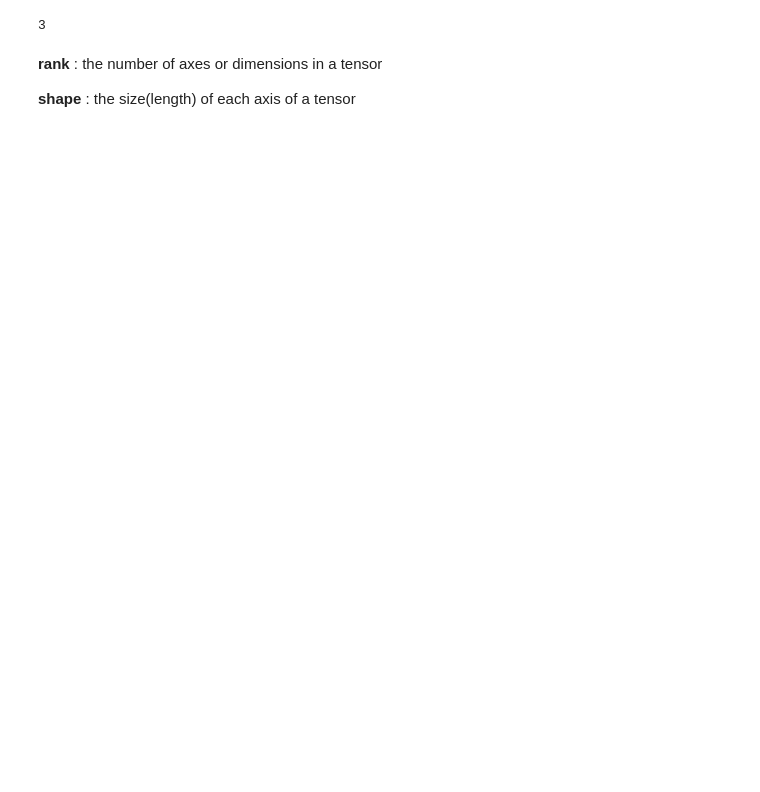
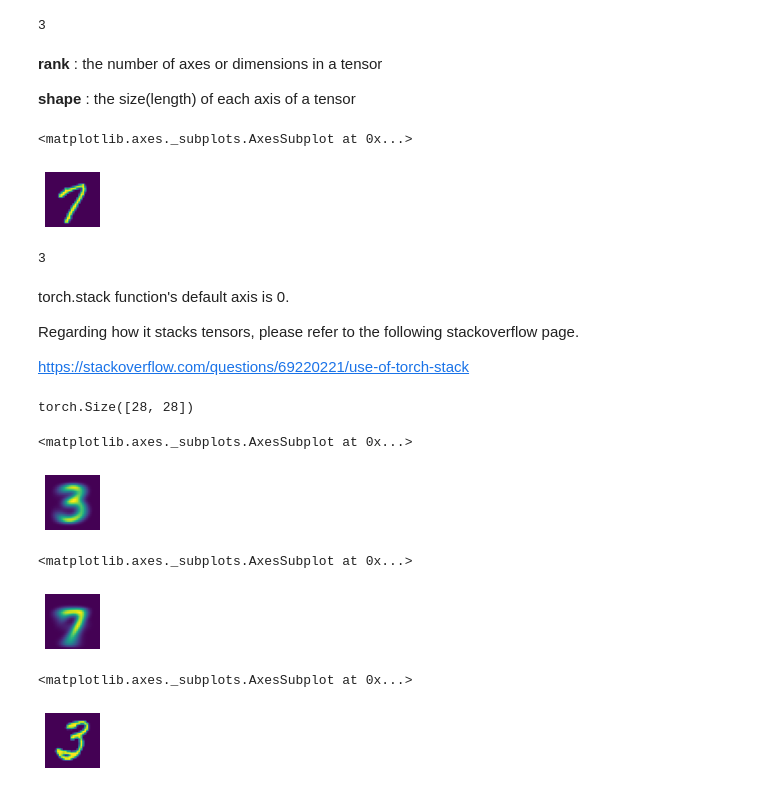
Before and after one commit to ttcielott/Deep_Learning_for_Coders_with-Fastai_and_PyTorch, a Jupyter notebook: Chapter4_Under_the_hood.ipynb, the cells around one changed output. Cells and saved outputs as stored; diff of their text form; code cells hidden in the pictures; blank space fills up the shorter version.

```diff
--- a/Chapter4_Under_the_hood.ipynb
+++ b/Chapter4_Under_the_hood.ipynb
@@ -216,6 +212,49 @@ len(torch.stack(three_tensors).shape)
 **shape** : the size(length) of each axis of a tensor
 # %%
 # usually when images are floats, the pixel values are expected to be between 0 and 1
-# so divide by 255
-stacked_threes = torch.stack(three_tensors) / 255
-stacked_sevens = torch.stack(seven_tensors) / 255
+# therefore, let's make them as float and divide them by 255
+stacked_threes = torch.stack(three_tensors).float() / 255
+stacked_sevens = torch.stack(seven_tensors).float() / 255
+# %%
+# display a tensor as a image
+show_image(seven_tensors[10])
+# %% [output]
+<matplotlib.axes._subplots.AxesSubplot at 0x...>
+[figure, added]
+# %%
+# another way to check a tensor's rank
+stacked_threes.ndim
+# %% [output]
+3
+# %% [markdown]
+torch.stack function's default axis is 0.
+
+Regarding how it stacks tensors, please refer to the following stackoverflow page.
+
+https://stackoverflow.com/questions/69220221/use-of-torch-stack
+# %%
+# calculate the mean of all the image tensors by taking the mean along dimension 0 of the stacked, rank-3 tensor
+mean3 = stacked_threes.mean(0)
+mean3.shape
+# %% [output]
+torch.Size([28, 28])
+# %%
+# according to this dataset, this is the ideal number 3
+show_image(mean3)
+# %% [output]
+<matplotlib.axes._subplots.AxesSubplot at 0x...>
+[figure, added]
+# %%
+# do the same for 7s
+mean7 = stacked_sevens.mean(0)
+show_image(mean7)
+# %% [output]
+<matplotlib.axes._subplots.AxesSubplot at 0x...>
+[figure, added]
+# %%
+# let's pick an arbitrary 3 and measure its distance from our "ideal digits" (mean3 and mean7)
+random3 = stacked_threes[12]
+show_image(random3)
+# %% [output]
+<matplotlib.axes._subplots.AxesSubplot at 0x...>
+[figure, added]
```
Also changed, not shown: parts of 60 cells of this notebook.
